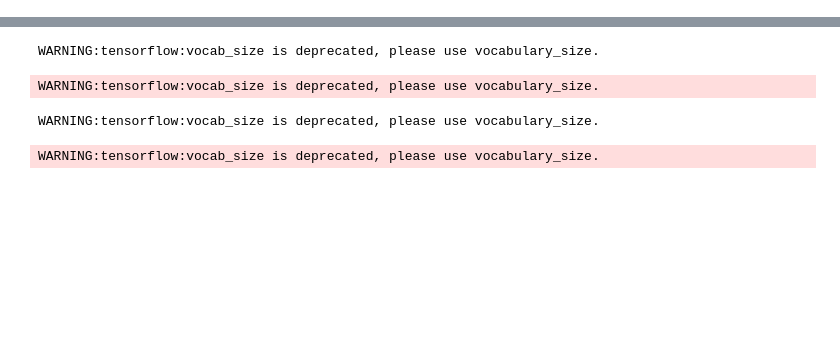
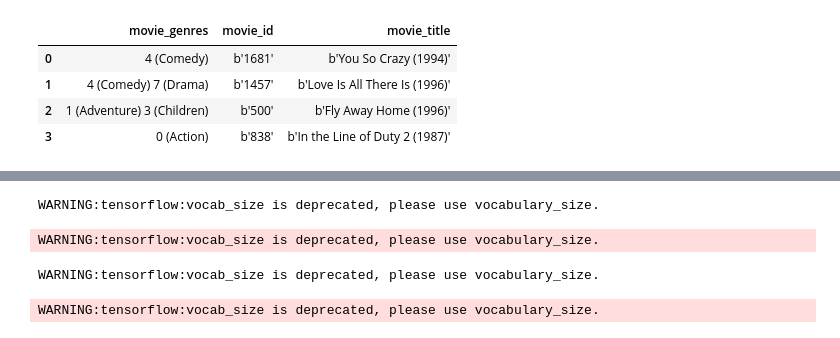
Before and after one commit to vis7/recommendation_system, a Jupyter notebook: tensorflow_recommender_tutorial/movie_recommendation_system.ipynb, the cells around one changed output, grey strips where cells are left out. Drawn from its saved outputs; the diff is of its cells as text; code cells hidden in the pictures; blank space fills up the shorter version.

```diff
--- a/tensorflow_recommender_tutorial/movie_recommendation_system.ipynb
+++ b/tensorflow_recommender_tutorial/movie_recommendation_system.ipynb
@@ -15 +53,9 @@ import tensorflow_recommenders as tfrs
+# %%
+tfds.as_dataframe(movies.take(4), movies_info)
+# %% [output]
+|  | movie_genres | movie_id | movie_title |
+| 0 | 4 (Comedy) | b'1681' | b'You So Crazy (1994)' |
+| 1 | 4 (Comedy) 7 (Drama) | b'1457' | b'Love Is All There Is (1996)' |
+| 2 | 1 (Adventure) 3 (Children) | b'500' | b'Fly Away Home (1996)' |
+| 3 | 0 (Action) | b'838' | b'In the Line of Duty 2 (1987)' |
 # %%
```
Also changed, not shown: parts of 14 cells of this notebook.
